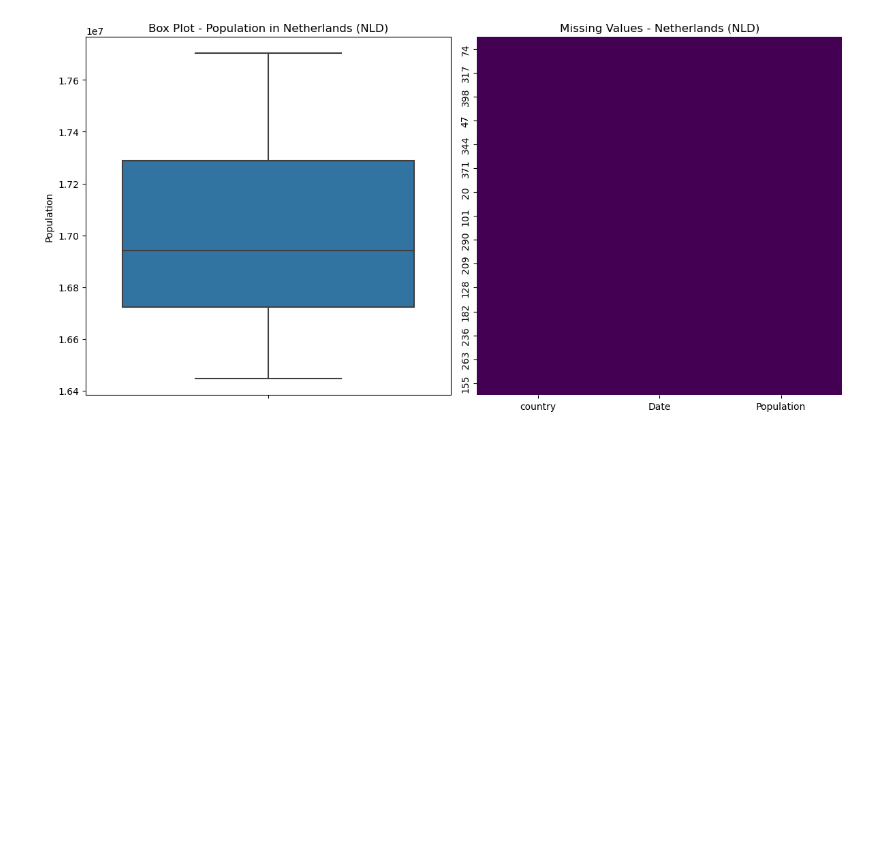
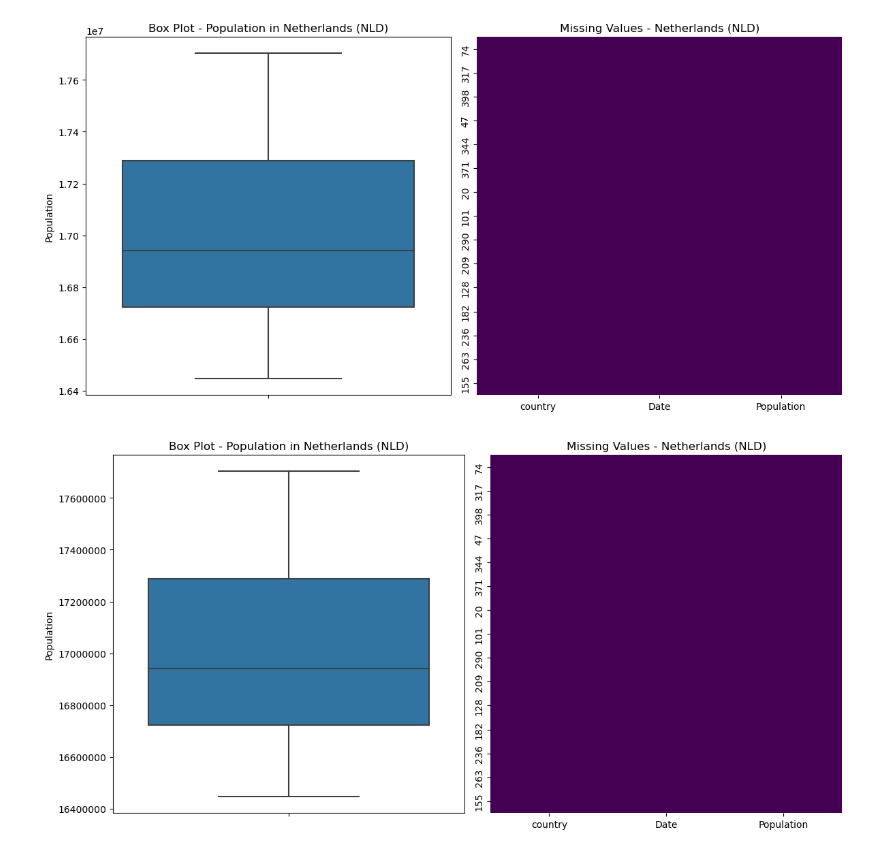
Before and after one commit to CaspervanWetten/DataDetectives, a Jupyter notebook: notebook/WB.ipynb, the cells around one changed output. Cells and saved outputs as stored; diff of their text form; code cells hidden in the pictures; blank space fills up the shorter version.

Commit message:
boxplots gefixt en probeer dashboard te runnen
boxplots gefixt en probeer dashboard te runnen

```diff
--- a/notebook/WB.ipynb
+++ b/notebook/WB.ipynb
@@ -485,3 +484,30 @@ plt.show()
 # %% [output]
 is_categorical_dtype is deprecated and will be removed in a future version. Use isinstance(dtype, CategoricalDtype) instead
 [figure]
+# %%
+import seaborn as sns
+import matplotlib.pyplot as plt
+
+# Filter data for NLD (Netherlands)
+netherlands_data = dfnew[dfnew['country'] == 'NLD']
+
+# Create a figure with subplots
+fig, axes = plt.subplots(nrows=1, ncols=2, figsize=(12, 6))
+
+# Box plot to identify outliers
+sns.boxplot(data=netherlands_data, y='Population', ax=axes[0])
+axes[0].set_ylabel('Population')
+axes[0].set_title('Box Plot - Population in Netherlands (NLD)')
+
+# Set y-axis tick format to non-scientific
+axes[0].ticklabel_format(style='plain', axis='y')
+
+# Missing value visualization
+sns.heatmap(netherlands_data.isnull(), cbar=False, cmap='viridis', ax=axes[1])
+axes[1].set_title('Missing Values - Netherlands (NLD)')
+
+# Show the visualizations
+plt.tight_layout()
+plt.show()
+# %% [output]
+[figure, added]
```
Also changed, not shown: parts of 2 cells of this notebook, 5 other files.
